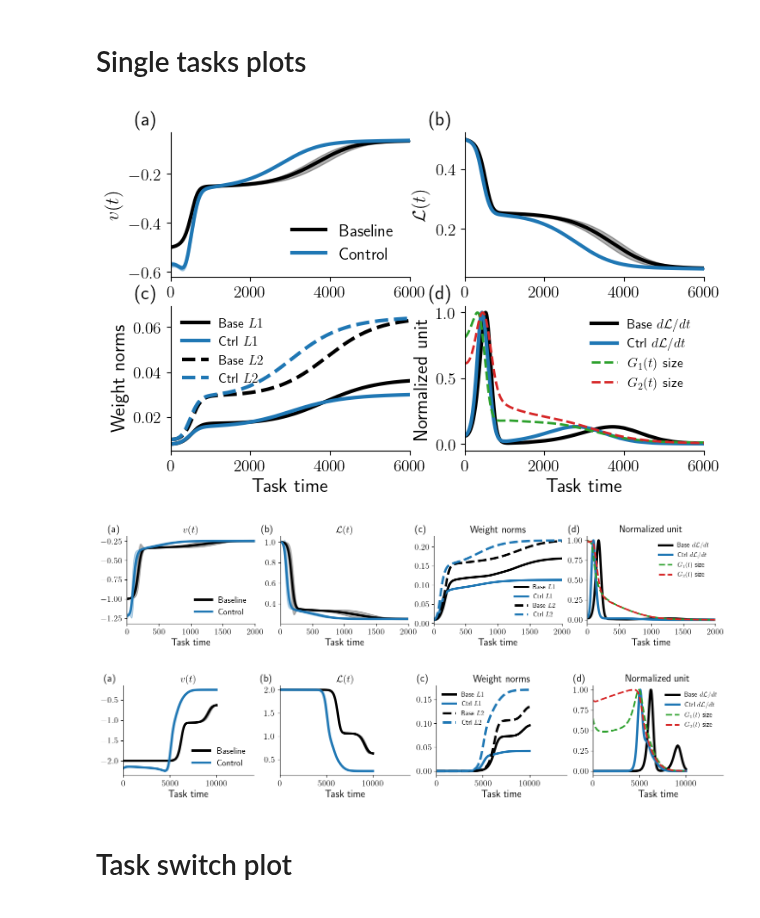
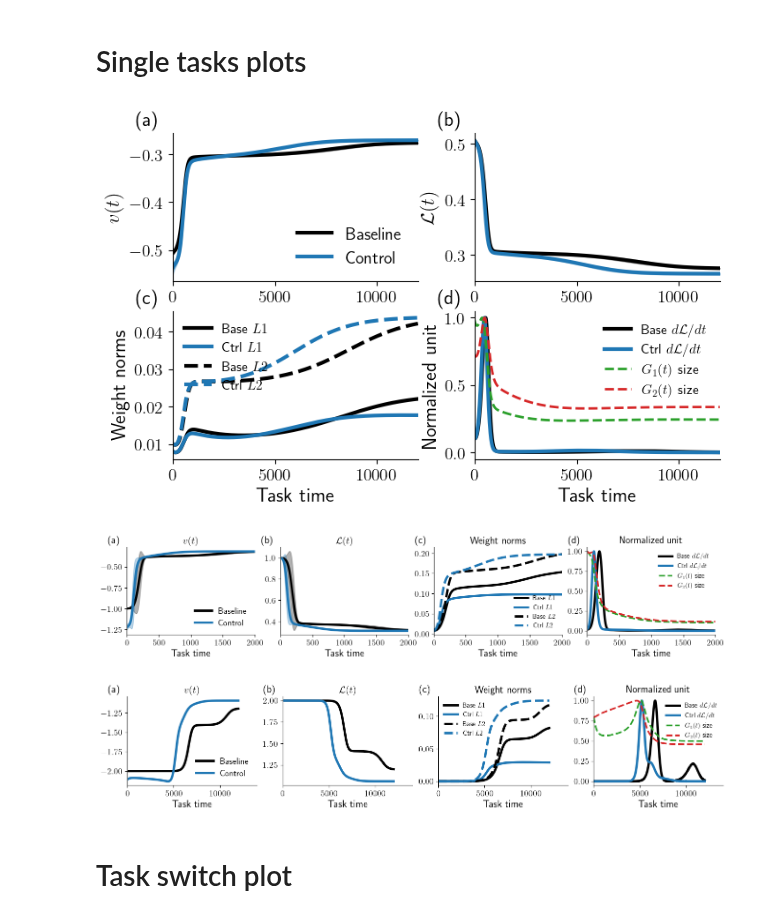
Before and after one commit to rodrigcd/neuromod, a Jupyter notebook: notebooks/paper_plots.ipynb, the cells around one changed output. Saved outputs shown, nothing was run; the diff lists cells and outputs as text; code cells hidden in the pictures.

Commit message:
more iters and reg in single task

```diff
--- a/notebooks/paper_plots.ipynb
+++ b/notebooks/paper_plots.ipynb
@@ -58,9 +58,12 @@ plt.savefig("paper_figures/param_sweep.pdf", bbox_inches="tight")
 # Single task
 # %%
 #semantic_dir_list = glob.glob("../results/two_layer_linear/run_id_*_Semantic*")
-semantic_dir_list = glob.glob("../results/small_weights/run_id_*_Semantic*")
-mnist_dir_list = glob.glob("../results/two_layer_linear/run_id_*_MNIST*")
-gaussian_dir_list = glob.glob("../results/two_layer_linear/run_id_*_AffineCorrelatedGaussian*")
+#semantic_dir_list = glob.glob("../results/small_weights/run_id_*_Semantic*")
+#mnist_dir_list = glob.glob("../results/two_layer_linear/run_id_*_MNIST*")
+#gaussian_dir_list = glob.glob("../results/two_layer_linear/run_id_*_AffineCorrelatedGaussian*")
+semantic_dir_list = glob.glob("../results/small_reg/run_id_*_Semantic*")
+mnist_dir_list = glob.glob("../results/small_reg/run_id_*_MNIST*")
+gaussian_dir_list = glob.glob("../results/small_reg/run_id_*_AffineCorrelatedGaussian*")
 # %%
 semantic_dir_list, mnist_dir_list, gaussian_dir_list
 # %% [output]
@@ -125,13 +121,13 @@ results[-1].plot_control_optimization()
 # %%
 f, ax = plt.subplots(2, 2, figsize=(8, 6/5*4))
 f.subplots_adjust(wspace=0.23)
 ax = ax.flatten()
 subplot_labels = np.array([["(a)", "(b)"], ["(c)", "(d)"]])
 subplot_labels = subplot_labels.flatten()
-ax = single_task_plot(results, ax=ax, fontsize=16, line_width=3, x_lim=(0, 6000), skip_xlabel=True, label_in_title=False, subplot_labels=subplot_labels)
+ax = single_task_plot(results, ax=ax, fontsize=16, line_width=3, x_lim=(0, 12000), skip_xlabel=True, label_in_title=False, subplot_labels=subplot_labels)
 plt.savefig("paper_figures/single_task_mnist.pdf", bbox_inches="tight")
 # %% [output]
-[figure, old version]
+[figure, new version]
 # %%
 results = []
 for result_dir in gaussian_dir_list:
@@ -144,7 +140,7 @@ subplot_labels = subplot_labels.flatten()
 ax = single_task_plot(results, ax=ax, fontsize=15, line_width=3.5, x_lim=(0, 2000), skip_xlabel=False, label_in_title=True, subplot_labels=subplot_labels)
 plt.savefig("paper_figures/single_task_gaussian.pdf", bbox_inches="tight")
 # %% [output]
-[figure, old version]
+[figure, new version]
 # %%
 results = []
 for result_dir in semantic_dir_list:
@@ -155,7 +151,7 @@ ax = ax.flatten()
 ax = single_task_plot(results, ax=ax, fontsize=15, line_width=3.5, x_lim=(0, 14000), skip_xlabel=False, label_in_title=True, subplot_labels=subplot_labels)
 plt.savefig("paper_figures/single_task_semantic.pdf", bbox_inches="tight")
 # %% [output]
-[figure, old version]
+[figure, new version]
 # %% [markdown]
 # Task switch plot
 # %%
```
Also changed, not shown: parts of 6 cells of this notebook, 8 other files.
